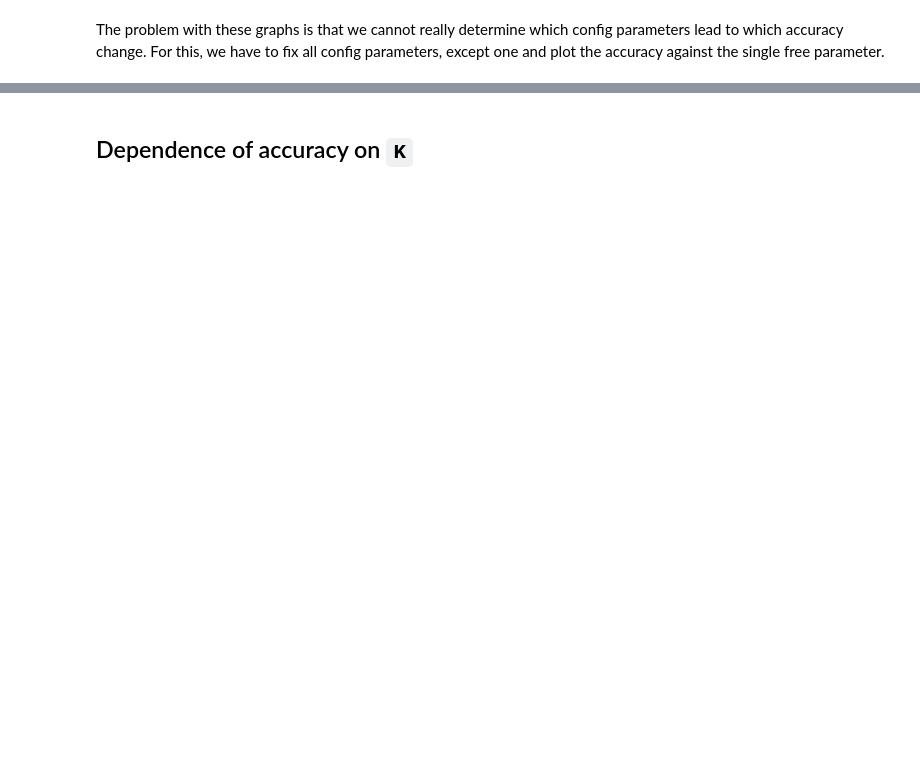
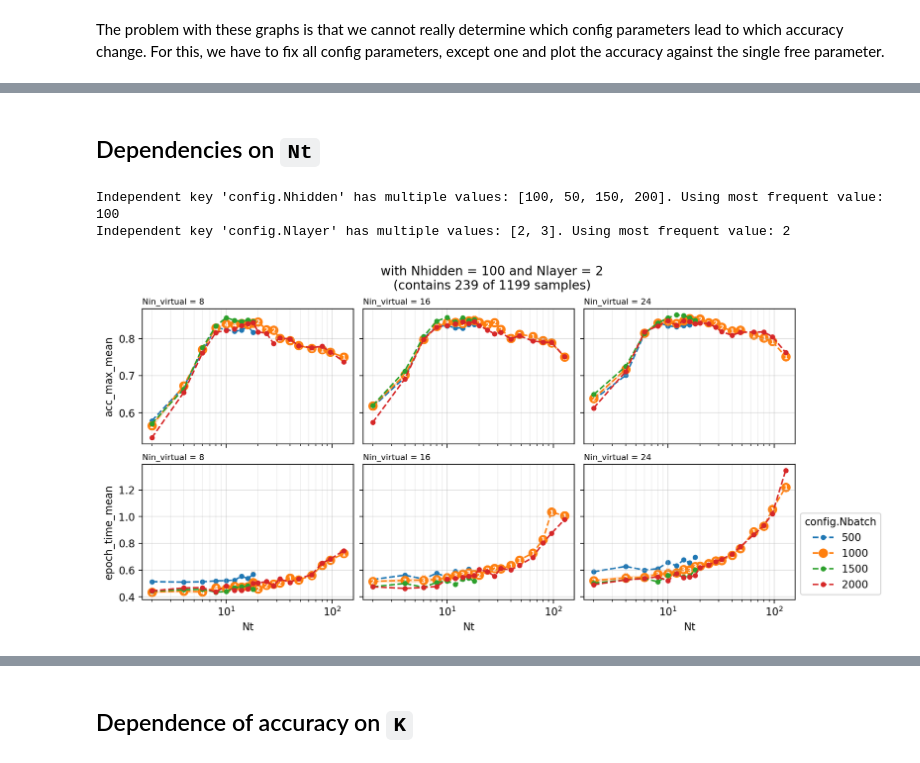
Before and after one commit to carlowenig/spikegd-carlo, a Jupyter notebook: experiments/heidelberg/analyze_grid_results.ipynb, the cells around one changed output, grey strips where cells are left out. Drawn from its saved outputs; the diff is of its cells as text; code cells hidden in the pictures; blank space fills up the shorter version.

```diff
--- a/experiments/heidelberg/analyze_grid_results.ipynb
+++ b/experiments/heidelberg/analyze_grid_results.ipynb
@@ -255,0 +160,35 @@ Creating 2x1 subplots
+# %% [markdown]
+## Dependencies on `Nt`
+# %%
+from spikegd.utils.plotting import LinePlot, PlotGrid
+
+
+def key_format(key: str):
+    return key.removeprefix("config.").removeprefix("metrics.")
+
+
+indep_keys = tuple(
+    key for key in trials_df.columns
+    if key.startswith("config.") and key != "config.Nin"
+)
+# print("independent keys:", indep_keys)
+
+PlotGrid(
+    arg_keys=("config.Nt",),
+    func_keys=(
+        "metrics.acc_max_mean",
+        "metrics.epoch_time_mean"
+    ),
+    plot_type=LinePlot(
+        graph_key="config.Nbatch",
+        x_scale="log",
+    ),
+    col_key="config.Nin_virtual",
+    whitelists={"config.Nin_virtual": [8, 16, 24]},
+    indep_keys=indep_keys,
+    key_format=key_format,
+).show(trials_df)
+# %% [output]
+Independent key 'config.Nhidden' has multiple values: [100, 50, 150, 200]. Using most frequent value: 100
+Independent key 'config.Nlayer' has multiple values: [2, 3]. Using most frequent value: 2
+[figure, added]
```
Also changed, not shown: parts of 17 cells of this notebook, 7 other files.
